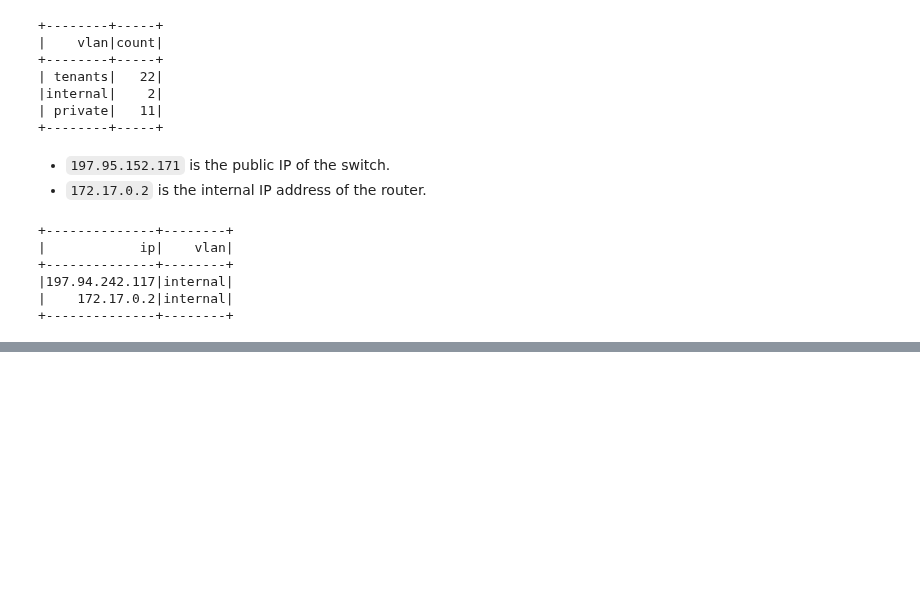
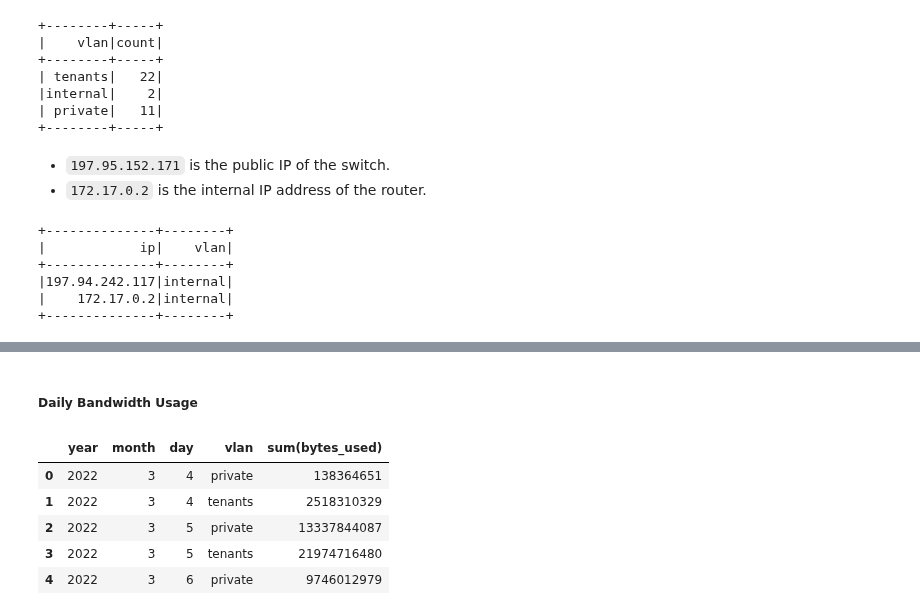
Before and after one commit to JohnnyFoulds/dsm010-2021-oct, a Jupyter notebook: coursework_02/cw02.ipynb, the cells around one changed output, grey strips where cells are left out. Drawn from its saved outputs; the diff is of its cells as text; code cells hidden in the pictures; blank space fills up the shorter version.

```diff
--- a/coursework_02/cw02.ipynb
+++ b/coursework_02/cw02.ipynb
@@ -614 +640,18 @@ print(f'Row Count: {df_minute_vlan.count():,}')
 Row Count: 165,544
+# %% [markdown]
+##### Daily Bandwidth Usage
+# %%
+# get the summary data
+df_daily_summary = df_minute_vlan \
+    .groupBy('year', 'month', 'day', 'vlan') \
+    .sum('bytes_used') \
+    .orderBy('year', 'month', 'day', 'vlan').toPandas()
+
+df_daily_summary.head()
+# %% [output]
+|  | year | month | day | vlan | sum(bytes_used) |
+| 0 | 2022 | 3 | 4 | private | 138364651 |
+| 1 | 2022 | 3 | 4 | tenants | 2518310329 |
+| 2 | 2022 | 3 | 5 | private | 13337844087 |
+| 3 | 2022 | 3 | 5 | tenants | 21974716480 |
+| 4 | 2022 | 3 | 6 | private | 9746012979 |
```
Also changed, not shown: parts of 11 cells of this notebook.
